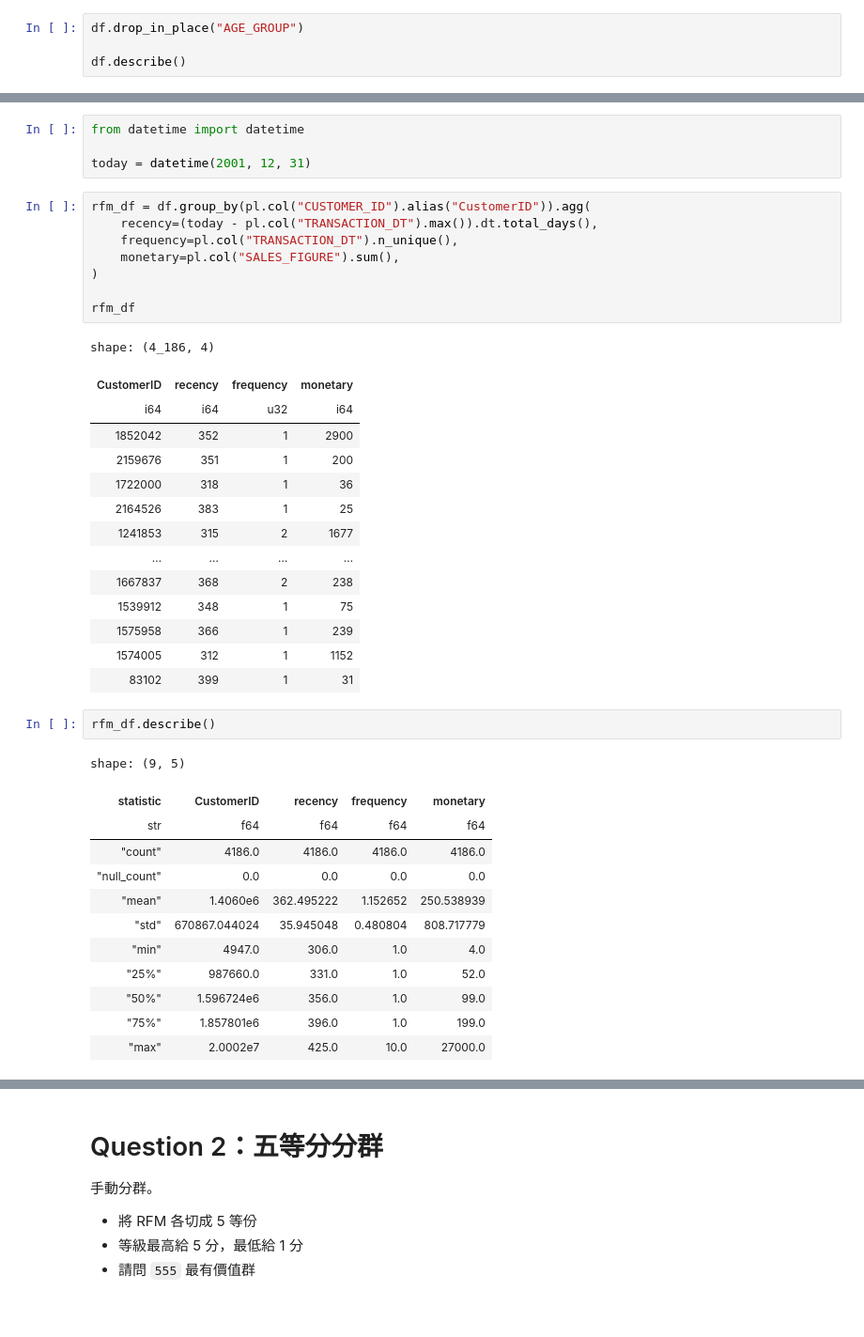
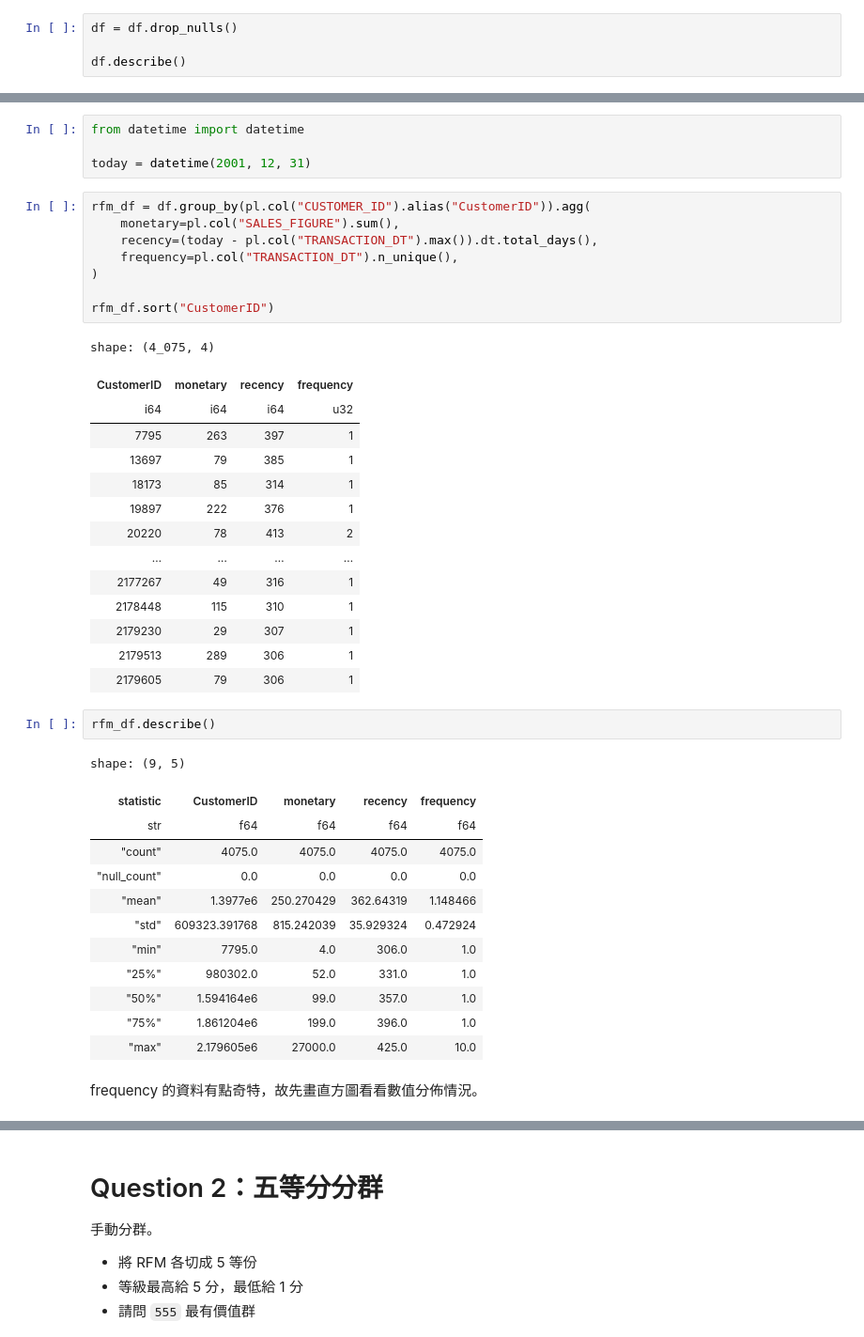
Before and after one commit to pan93412/nkust-homework, a Jupyter notebook: semester-5/business-platform-design/hw10/hw10-polars.ipynb, the cells around one changed output, grey strips where cells are left out. Shown: that part at 94% size. Saved outputs shown, nothing was run; the diff lists cells and outputs as text; blank space fills up the shorter version.

```diff
--- a/semester-5/business-platform-design/hw10/hw10-polars.ipynb
+++ b/semester-5/business-platform-design/hw10/hw10-polars.ipynb
@@ -46,5 +46,5 @@ shape: (9, 11)
 # %%
-df.drop_in_place("AGE_GROUP")
+df = df.drop_nulls()
 
 df.describe()
 # %% [output]
@@ -110,39 +110,41 @@ from datetime import datetime
 today = datetime(2001, 12, 31)
 # %%
 rfm_df = df.group_by(pl.col("CUSTOMER_ID").alias("CustomerID")).agg(
+    monetary=pl.col("SALES_FIGURE").sum(),
     recency=(today - pl.col("TRANSACTION_DT").max()).dt.total_days(),
     frequency=pl.col("TRANSACTION_DT").n_unique(),
-    monetary=pl.col("SALES_FIGURE").sum(),
 )
 
-rfm_df
+rfm_df.sort("CustomerID")
 # %% [output]
-shape: (4_186, 4)
+shape: (4_075, 4)
-| CustomerID | recency | frequency | monetary |
-| i64 | i64 | u32 | i64 |
-| 1852042 | 352 | 1 | 2900 |
-| 2159676 | 351 | 1 | 200 |
-| 1722000 | 318 | 1 | 36 |
-| 2164526 | 383 | 1 | 25 |
-| 1241853 | 315 | 2 | 1677 |
+| CustomerID | monetary | recency | frequency |
+| i64 | i64 | i64 | u32 |
+| 7795 | 263 | 397 | 1 |
+| 13697 | 79 | 385 | 1 |
+| 18173 | 85 | 314 | 1 |
+| 19897 | 222 | 376 | 1 |
+| 20220 | 78 | 413 | 2 |
 | … | … | … | … |
-| 1667837 | 368 | 2 | 238 |
-| 1539912 | 348 | 1 | 75 |
-| 1575958 | 366 | 1 | 239 |
-| 1574005 | 312 | 1 | 1152 |
-| 83102 | 399 | 1 | 31 |
+| 2177267 | 49 | 316 | 1 |
+| 2178448 | 115 | 310 | 1 |
+| 2179230 | 29 | 307 | 1 |
+| 2179513 | 289 | 306 | 1 |
+| 2179605 | 79 | 306 | 1 |
 # %%
 rfm_df.describe()
 # %% [output]
 shape: (9, 5)
-| statistic | CustomerID | recency | frequency | monetary |
+| statistic | CustomerID | monetary | recency | frequency |
 | str | f64 | f64 | f64 | f64 |
-| "count" | 4186.0 | 4186.0 | 4186.0 | 4186.0 |
+| "count" | 4075.0 | 4075.0 | 4075.0 | 4075.0 |
 | "null_count" | 0.0 | 0.0 | 0.0 | 0.0 |
-| "mean" | 1.4060e6 | 362.495222 | 1.152652 | 250.538939 |
-| "std" | 670867.044024 | 35.945048 | 0.480804 | 808.717779 |
-| "min" | 4947.0 | 306.0 | 1.0 | 4.0 |
-| "25%" | 987660.0 | 331.0 | 1.0 | 52.0 |
-| "50%" | 1.596724e6 | 356.0 | 1.0 | 99.0 |
-| "75%" | 1.857801e6 | 396.0 | 1.0 | 199.0 |
-| "max" | 2.0002e7 | 425.0 | 10.0 | 27000.0 |
+| "mean" | 1.3977e6 | 250.270429 | 362.64319 | 1.148466 |
+| "std" | 609323.391768 | 815.242039 | 35.929324 | 0.472924 |
+| "min" | 7795.0 | 4.0 | 306.0 | 1.0 |
+| "25%" | 980302.0 | 52.0 | 331.0 | 1.0 |
+| "50%" | 1.594164e6 | 99.0 | 357.0 | 1.0 |
+| "75%" | 1.861204e6 | 199.0 | 396.0 | 1.0 |
+| "max" | 2.179605e6 | 27000.0 | 425.0 | 10.0 |
+# %% [markdown]
+frequency 的資料有點奇特，故先畫直方圖看看數值分佈情況。
```
Also changed, not shown: parts of 30 cells of this notebook.
